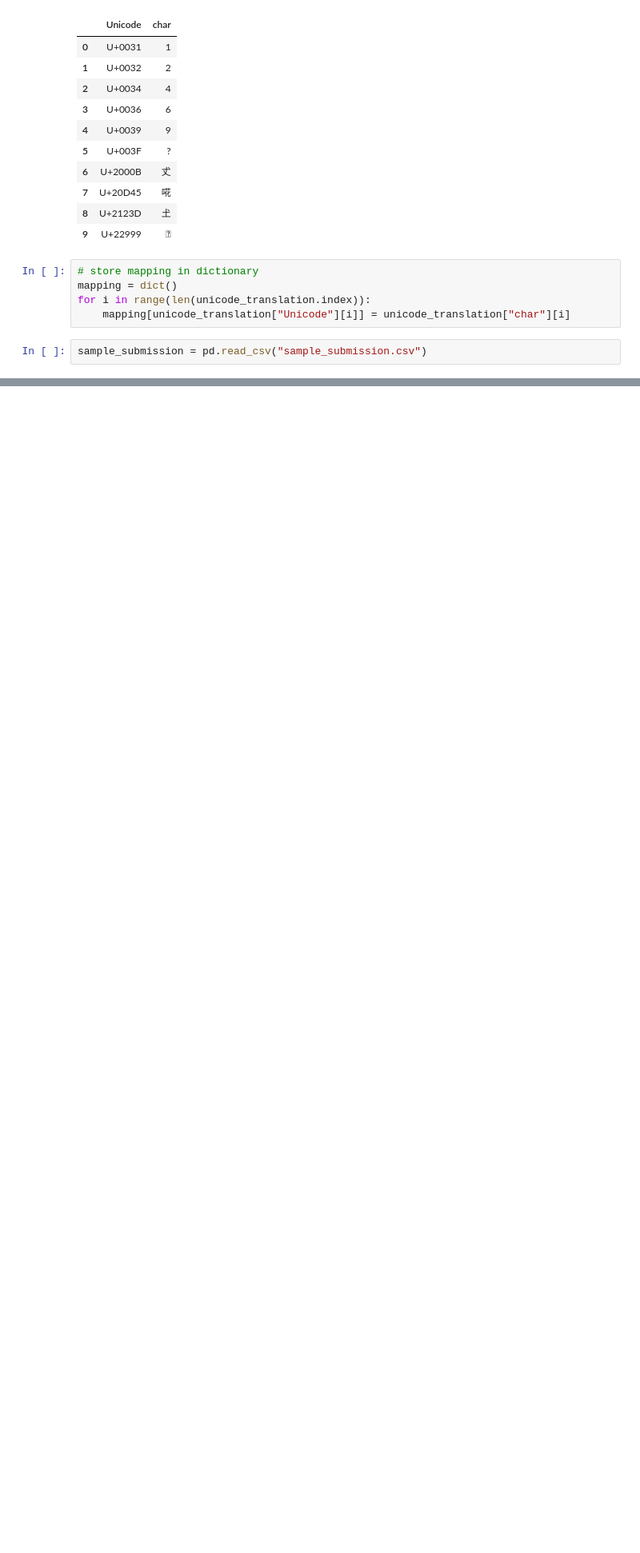
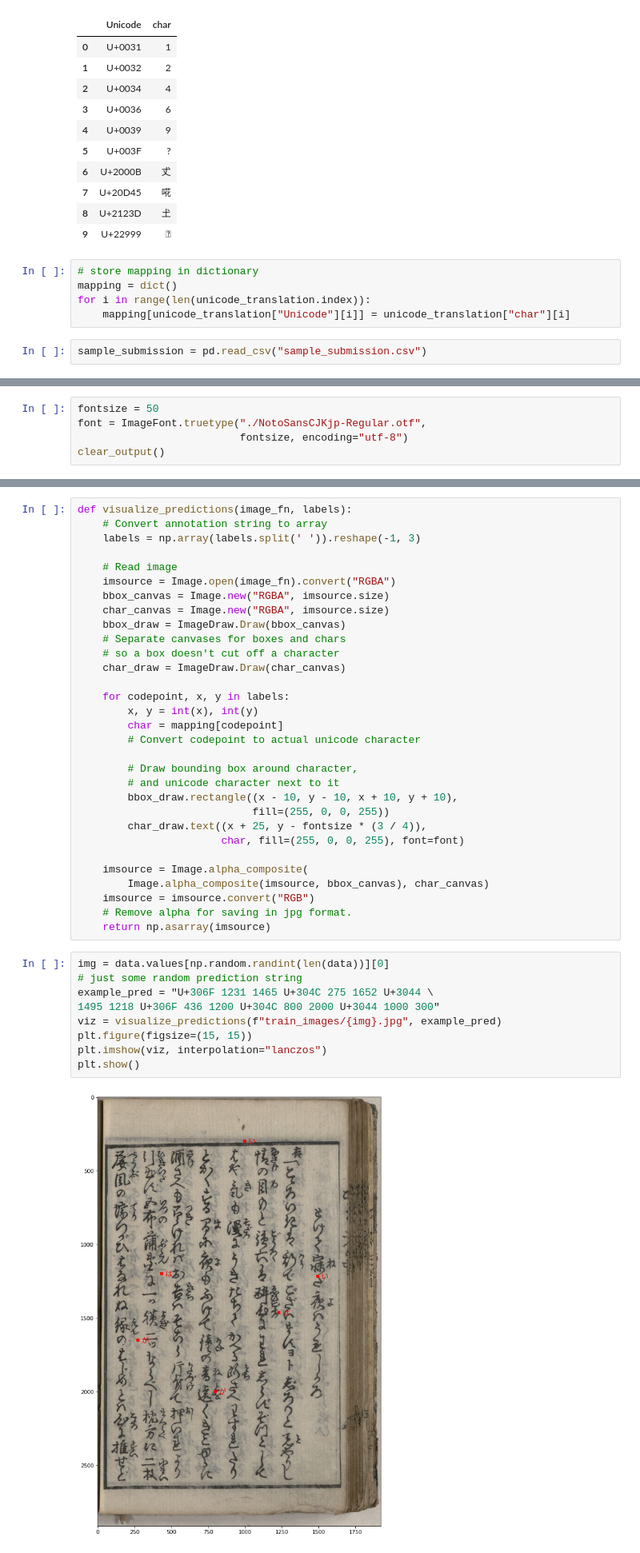
Before and after one commit to vyhuholl/kuzushiji_recognition, a Jupyter notebook: kuzushiji_recognition.ipynb, the cells around one changed output, grey strips where cells are left out. Shown at 80% size. Cells and saved outputs as stored; diff of their text form; blank space fills up the shorter version.

```diff
--- a/kuzushiji_recognition.ipynb
+++ b/kuzushiji_recognition.ipynb
@@ -112,0 +119,5 @@ X_train, X_test, y_train, y_test = train_test_split(data["image_id"], data["labe
+# %%
+fontsize = 50
+font = ImageFont.truetype("./NotoSansCJKjp-Regular.otf",
+                          fontsize, encoding="utf-8")
+clear_output()
@@ -112,0 +171,42 @@ X_train, X_test, y_train, y_test = train_test_split(data["image_id"], data["labe
+# %%
+def visualize_predictions(image_fn, labels):
+    # Convert annotation string to array
+    labels = np.array(labels.split(' ')).reshape(-1, 3)
+
+    # Read image
+    imsource = Image.open(image_fn).convert("RGBA")
+    bbox_canvas = Image.new("RGBA", imsource.size)
+    char_canvas = Image.new("RGBA", imsource.size)
+    bbox_draw = ImageDraw.Draw(bbox_canvas)
+    # Separate canvases for boxes and chars
+    # so a box doesn't cut off a character
+    char_draw = ImageDraw.Draw(char_canvas)
+
+    for codepoint, x, y in labels:
+        x, y = int(x), int(y)
+        char = mapping[codepoint]
+        # Convert codepoint to actual unicode character
+
+        # Draw bounding box around character,
+        # and unicode character next to it
+        bbox_draw.rectangle((x - 10, y - 10, x + 10, y + 10),
+                            fill=(255, 0, 0, 255))
+        char_draw.text((x + 25, y - fontsize * (3 / 4)),
+                       char, fill=(255, 0, 0, 255), font=font)
+
+    imsource = Image.alpha_composite(
+        Image.alpha_composite(imsource, bbox_canvas), char_canvas)
+    imsource = imsource.convert("RGB")
+    # Remove alpha for saving in jpg format.
+    return np.asarray(imsource)
+# %%
+img = data.values[np.random.randint(len(data))][0]
+# just some random prediction string
+example_pred = "U+306F 1231 1465 U+304C 275 1652 U+3044 \
+1495 1218 U+306F 436 1200 U+304C 800 2000 U+3044 1000 300"
+viz = visualize_predictions(f"train_images/{img}.jpg", example_pred)
+plt.figure(figsize=(15, 15))
+plt.imshow(viz, interpolation="lanczos")
+plt.show()
+# %% [output]
+[figure, added]
```
Also changed, not shown: parts of 11 cells of this notebook.
